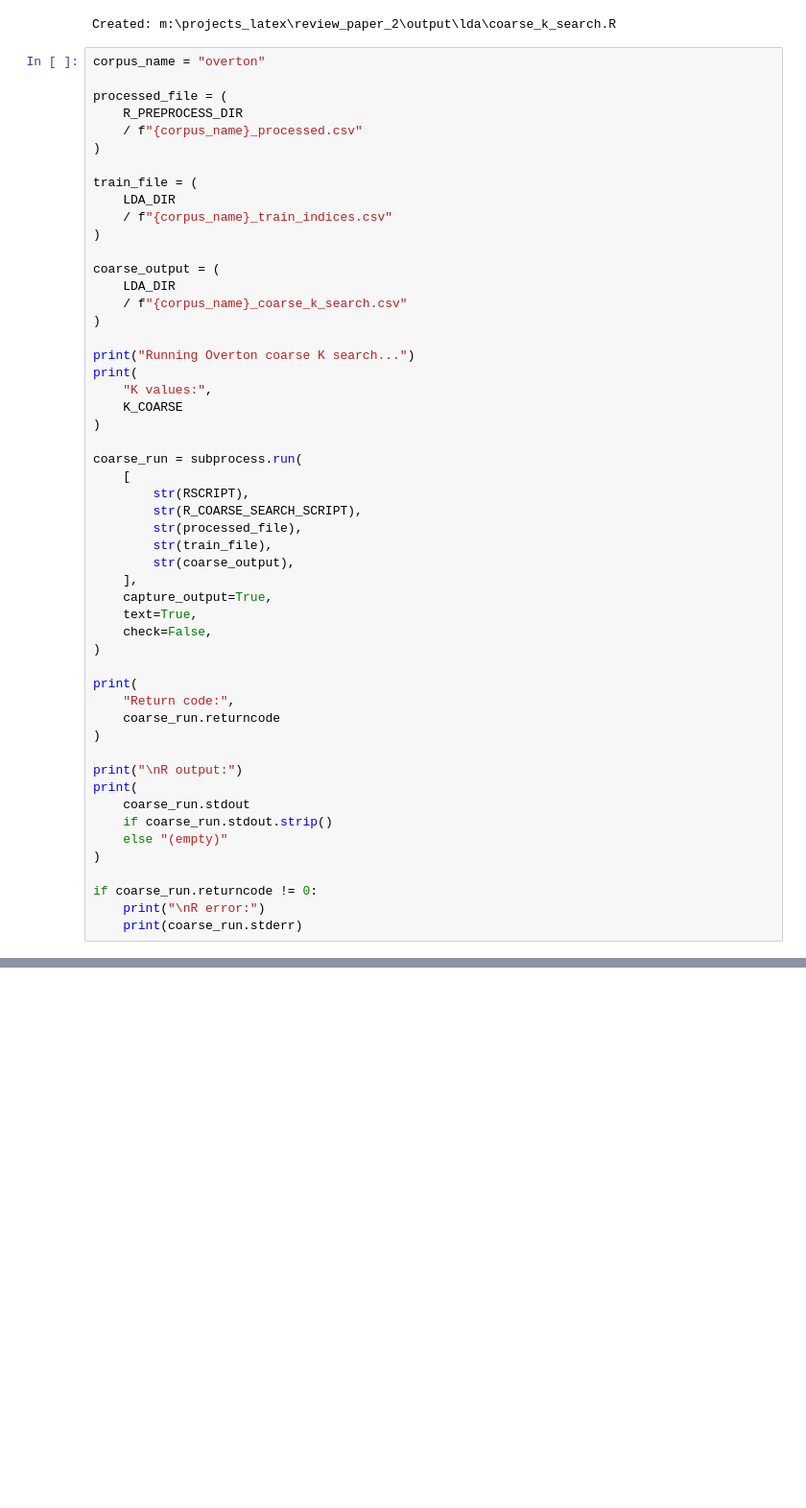
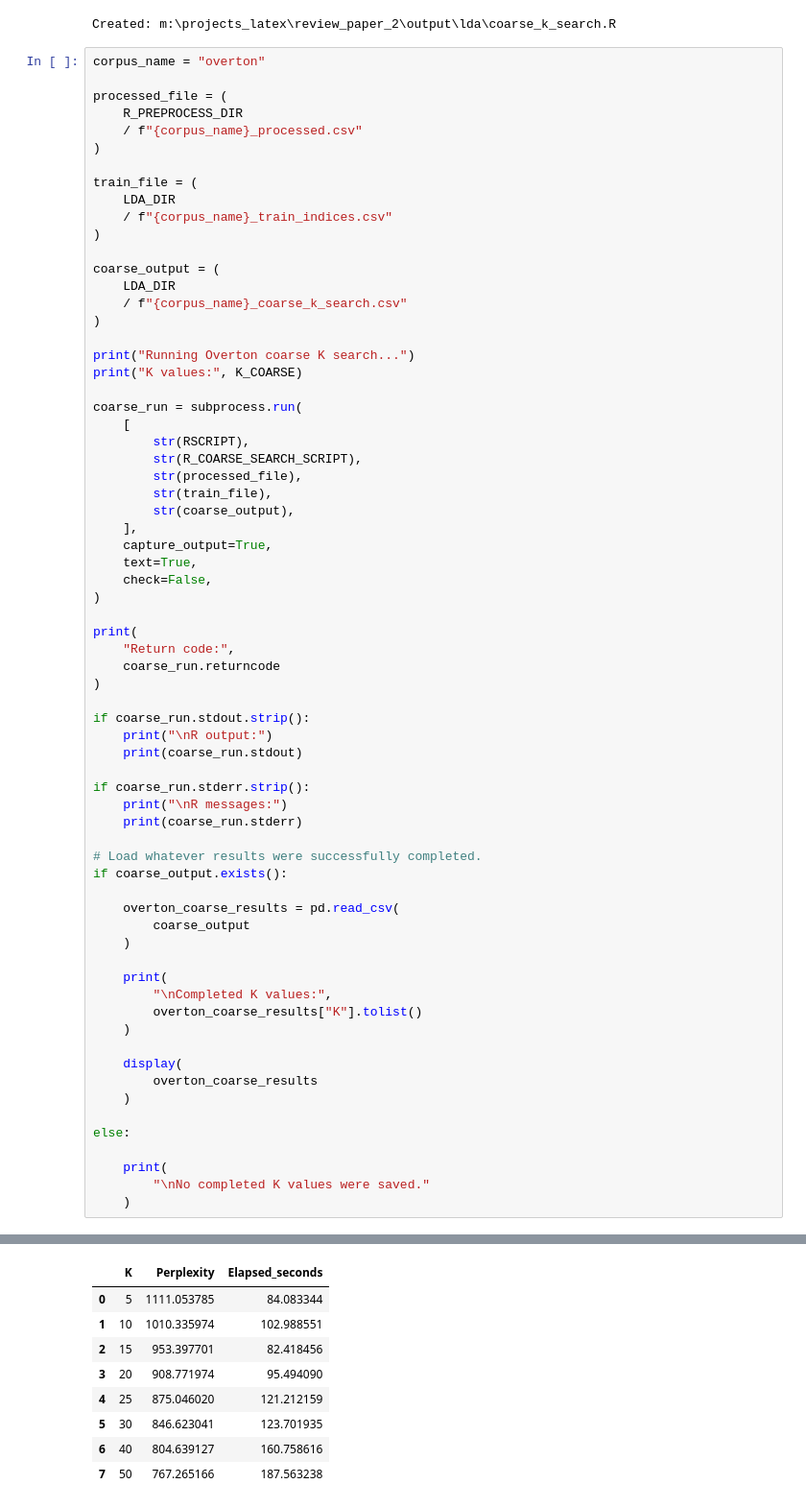
Before and after one commit to mdzalfirdausi/review_paper_2, a Jupyter notebook: notebooks/2.topic_modeling.ipynb, the cells around one changed output, grey strips where cells are left out. Shown at 96% size. Drawn from its saved outputs; the diff is of its cells as text; blank space fills up the shorter version.

Commit message:
K values: [5, 10, 15, 20, 25, 30, 40, 50]

```diff
--- a/notebooks/2.topic_modeling.ipynb
+++ b/notebooks/2.topic_modeling.ipynb
@@ -1855,10 +1716,7 @@ coarse_output = (
 )
 
 print("Running Overton coarse K search...")
-print(
-    "K values:",
-    K_COARSE
-)
+print("K values:", K_COARSE)
 
 coarse_run = subprocess.run(
     [
@@ -1878,16 +1736,35 @@ print(
     coarse_run.returncode
 )
 
-print("\nR output:")
-print(
-    coarse_run.stdout
-    if coarse_run.stdout.strip()
-    else "(empty)"
-)
+if coarse_run.stdout.strip():
+    print("\nR output:")
+    print(coarse_run.stdout)
 
-if coarse_run.returncode != 0:
-    print("\nR error:")
+if coarse_run.stderr.strip():
+    print("\nR messages:")
     print(coarse_run.stderr)
+
+# Load whatever results were successfully completed.
+if coarse_output.exists():
+
+    overton_coarse_results = pd.read_csv(
+        coarse_output
+    )
+
+    print(
+        "\nCompleted K values:",
+        overton_coarse_results["K"].tolist()
+    )
+
+    display(
+        overton_coarse_results
+    )
+
+else:
+
+    print(
+        "\nNo completed K values were saved."
+    )
 # %% [output]
 Running Overton coarse K search...
 K values: [5, 10, 15, 20, 25, 30, 40, 50]
@@ -1893,0 +1786,9 @@ K values: [5, 10, 15, 20, 25, 30, 40, 50]
+|  | K | Perplexity | Elapsed_seconds |
+| 0 | 5 | 1111.053785 | 84.083344 |
+| 1 | 10 | 1010.335974 | 102.988551 |
+| 2 | 15 | 953.397701 | 82.418456 |
+| 3 | 20 | 908.771974 | 95.494090 |
+| 4 | 25 | 875.046020 | 121.212159 |
+| 5 | 30 | 846.623041 | 123.701935 |
+| 6 | 40 | 804.639127 | 160.758616 |
+| 7 | 50 | 767.265166 | 187.563238 |
```
Also changed, not shown: parts of 8 cells of this notebook.
